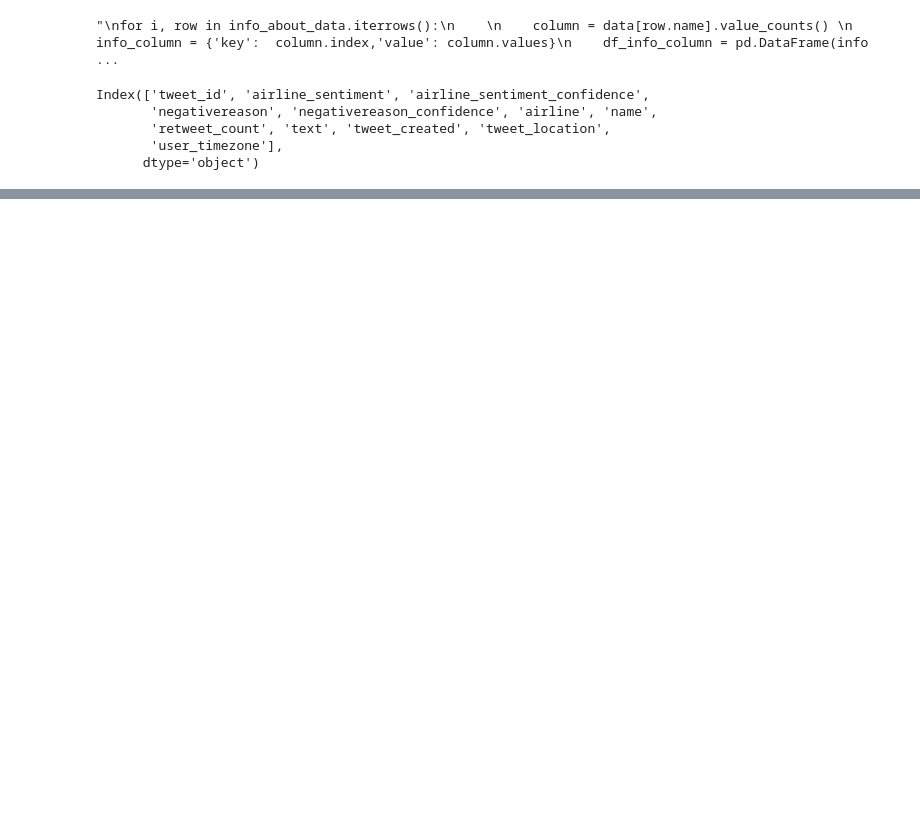
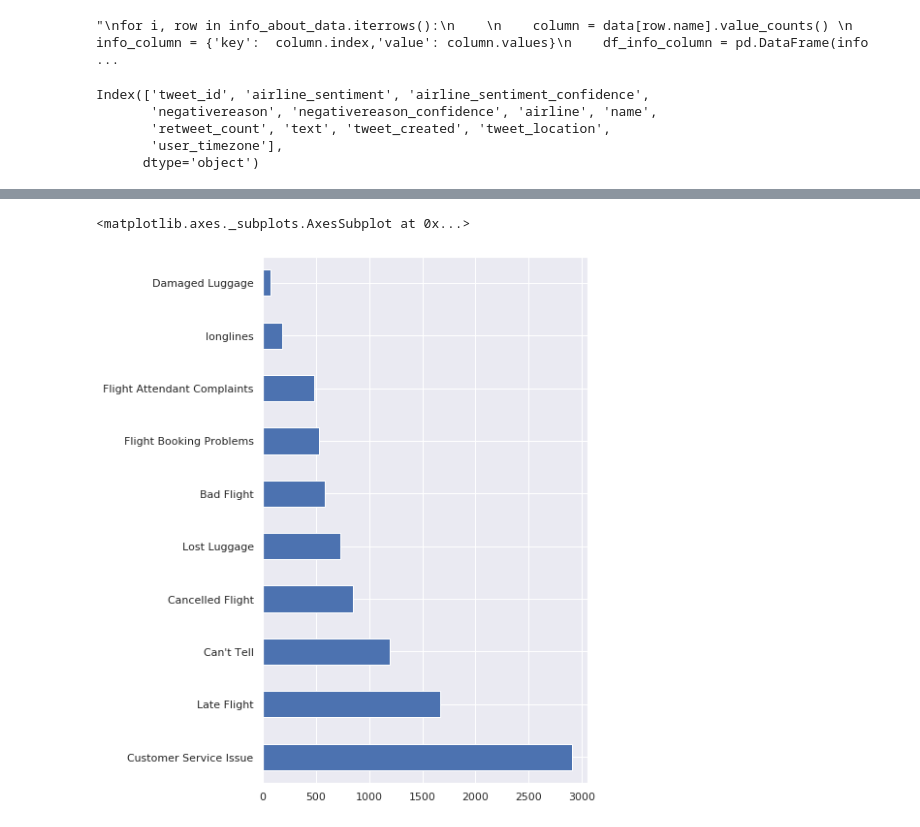
Before and after one commit to badr182/Tweets_Classification, a Jupyter notebook: classification_tweets.ipynb, the cells around one changed output, grey strips where cells are left out. Drawn from its saved outputs; the diff is of its cells as text; code cells hidden in the pictures; blank space fills up the shorter version.

```diff
--- a/classification_tweets.ipynb
+++ b/classification_tweets.ipynb
@@ -100,0 +160,6 @@ for row in df.columns:
+# %%
+# lineplot(feature.index, feature.values,x_label="", y_label="", title="cc")
+data['negativereason'].value_counts().head(30).plot(kind='barh', figsize=(6,10))
+# %% [output]
+<matplotlib.axes._subplots.AxesSubplot at 0x...>
+[figure, added]
```
Also changed, not shown: parts of 13 cells of this notebook.
